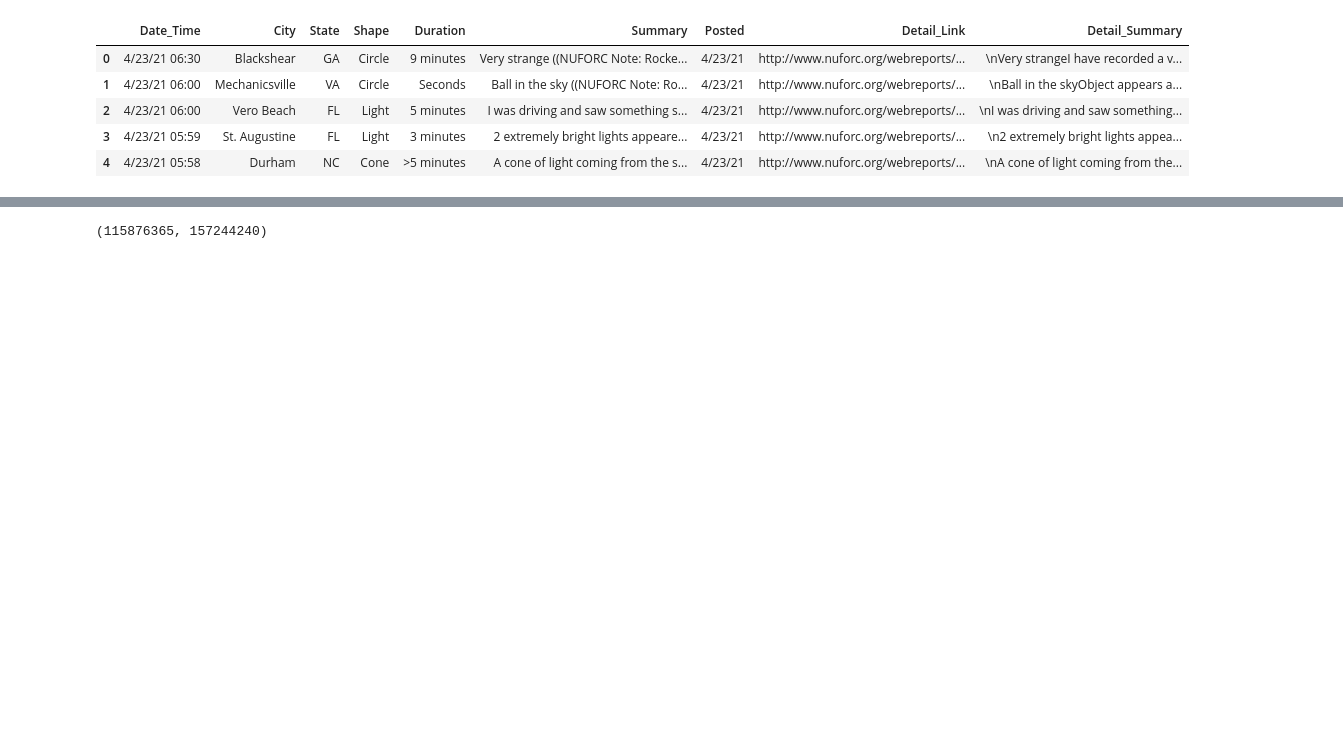
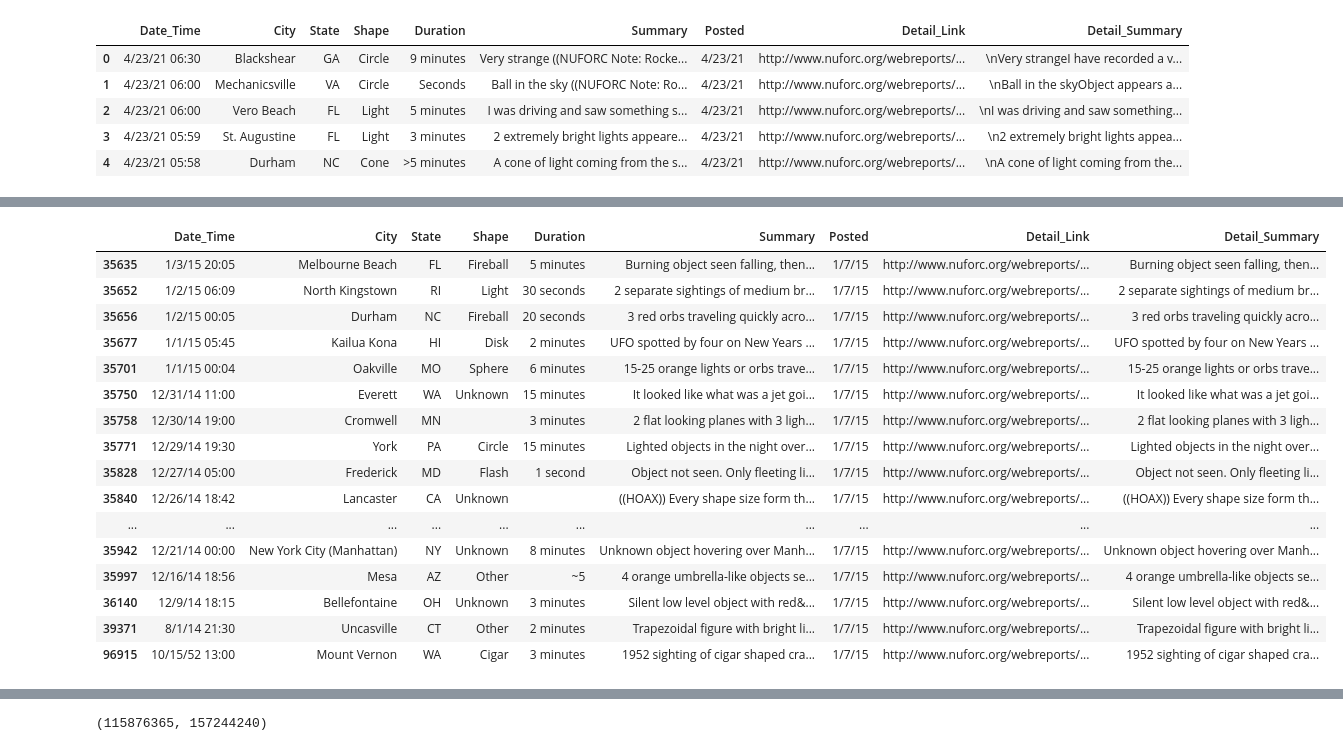
Before and after one commit to sbuch337/COMP4447, a Jupyter notebook: project_dave.ipynb, the cells around one changed output, grey strips where cells are left out. Saved outputs shown, nothing was run; the diff lists cells and outputs as text; code cells hidden in the pictures; blank space fills up the shorter version.

```diff
--- a/project_dave.ipynb
+++ b/project_dave.ipynb
@@ -25,0 +69,5 @@ import gensim
+# %%
+# replace the NaN values in Detail_Summary with the string from Detail column
+indList = sightings_raw_df[sightings_raw_df.Detail_Summary.isna()].index
+for index in indList:
+    sightings_raw_df.loc[index].Detail_Summary = sightings_raw_df.loc[index].Summary
@@ -25,0 +78,21 @@ import gensim
+# %%
+# sanity check
+sightings_raw_df.iloc[indList]
+# %% [output]
+|  | Date_Time | City | State | Shape | Duration | Summary | Posted | Detail_Link | Detail_Summary |
+| 35635 | 1/3/15 20:05 | Melbourne Beach | FL | Fireball | 5 minutes | Burning object seen falling, then... | 1/7/15 | http://www.nuforc.org/webreports/... | Burning object seen falling, then... |
+| 35652 | 1/2/15 06:09 | North Kingstown | RI | Light | 30 seconds | 2 separate sightings of medium br... | 1/7/15 | http://www.nuforc.org/webreports/... | 2 separate sightings of medium br... |
+| 35656 | 1/2/15 00:05 | Durham | NC | Fireball | 20 seconds | 3 red orbs traveling quickly acro... | 1/7/15 | http://www.nuforc.org/webreports/... | 3 red orbs traveling quickly acro... |
+| 35677 | 1/1/15 05:45 | Kailua Kona | HI | Disk | 2 minutes | UFO spotted by four on New Years ... | 1/7/15 | http://www.nuforc.org/webreports/... | UFO spotted by four on New Years ... |
+| 35701 | 1/1/15 00:04 | Oakville | MO | Sphere | 6 minutes | 15-25 orange lights or orbs trave... | 1/7/15 | http://www.nuforc.org/webreports/... | 15-25 orange lights or orbs trave... |
+| 35750 | 12/31/14 11:00 | Everett | WA | Unknown | 15 minutes | It looked like what was a jet goi... | 1/7/15 | http://www.nuforc.org/webreports/... | It looked like what was a jet goi... |
+| 35758 | 12/30/14 19:00 | Cromwell | MN |  | 3 minutes | 2 flat looking planes with 3 ligh... | 1/7/15 | http://www.nuforc.org/webreports/... | 2 flat looking planes with 3 ligh... |
+| 35771 | 12/29/14 19:30 | York | PA | Circle | 15 minutes | Lighted objects in the night over... | 1/7/15 | http://www.nuforc.org/webreports/... | Lighted objects in the night over... |
+| 35828 | 12/27/14 05:00 | Frederick | MD | Flash | 1 second | Object not seen. Only fleeting li... | 1/7/15 | http://www.nuforc.org/webreports/... | Object not seen. Only fleeting li... |
+| 35840 | 12/26/14 18:42 | Lancaster | CA | Unknown |  | ((HOAX)) Every shape size form th... | 1/7/15 | http://www.nuforc.org/webreports/... | ((HOAX)) Every shape size form th... |
+| ... | ... | ... | ... | ... | ... | ... | ... | ... | ... |
+| 35942 | 12/21/14 00:00 | New York City (Manhattan) | NY | Unknown | 8 minutes | Unknown object hovering over Manh... | 1/7/15 | http://www.nuforc.org/webreports/... | Unknown object hovering over Manh... |
+| 35997 | 12/16/14 18:56 | Mesa | AZ | Other | ~5 | 4 orange umbrella-like objects se... | 1/7/15 | http://www.nuforc.org/webreports/... | 4 orange umbrella-like objects se... |
+| 36140 | 12/9/14 18:15 | Bellefontaine | OH | Unknown | 3 minutes | Silent low level object with red&... | 1/7/15 | http://www.nuforc.org/webreports/... | Silent low level object with red&... |
+| 39371 | 8/1/14 21:30 | Uncasville | CT | Other | 2 minutes | Trapezoidal figure with bright li... | 1/7/15 | http://www.nuforc.org/webreports/... | Trapezoidal figure with bright li... |
+| 96915 | 10/15/52 13:00 | Mount Vernon | WA | Cigar | 3 minutes | 1952 sighting of cigar shaped cra... | 1/7/15 | http://www.nuforc.org/webreports/... | 1952 sighting of cigar shaped cra... |
```
Also changed, not shown: parts of 21 cells of this notebook.
